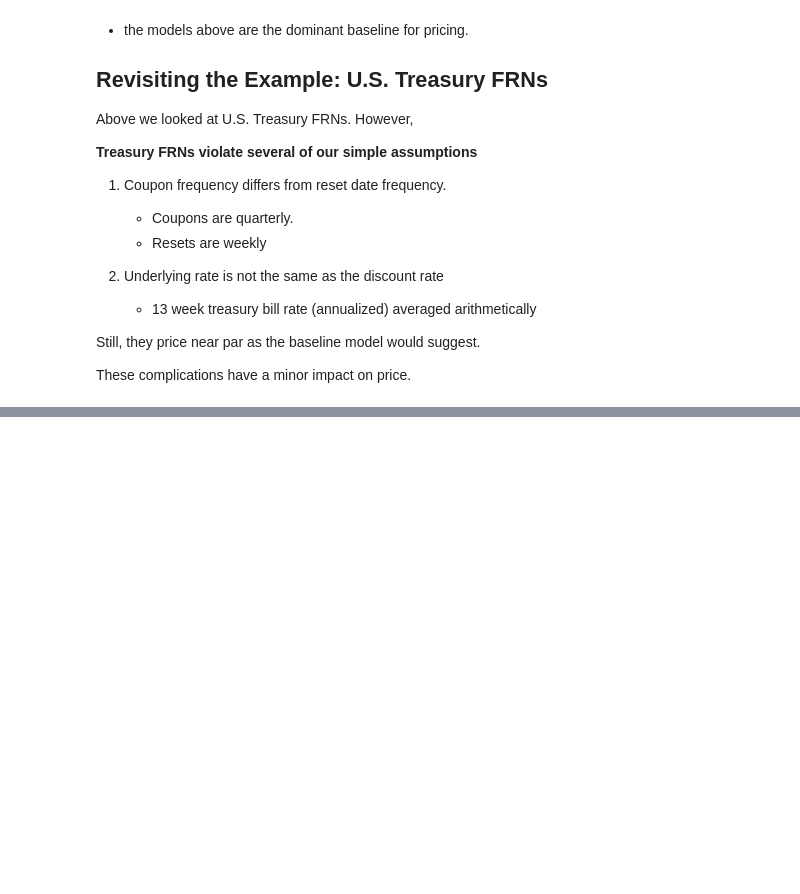
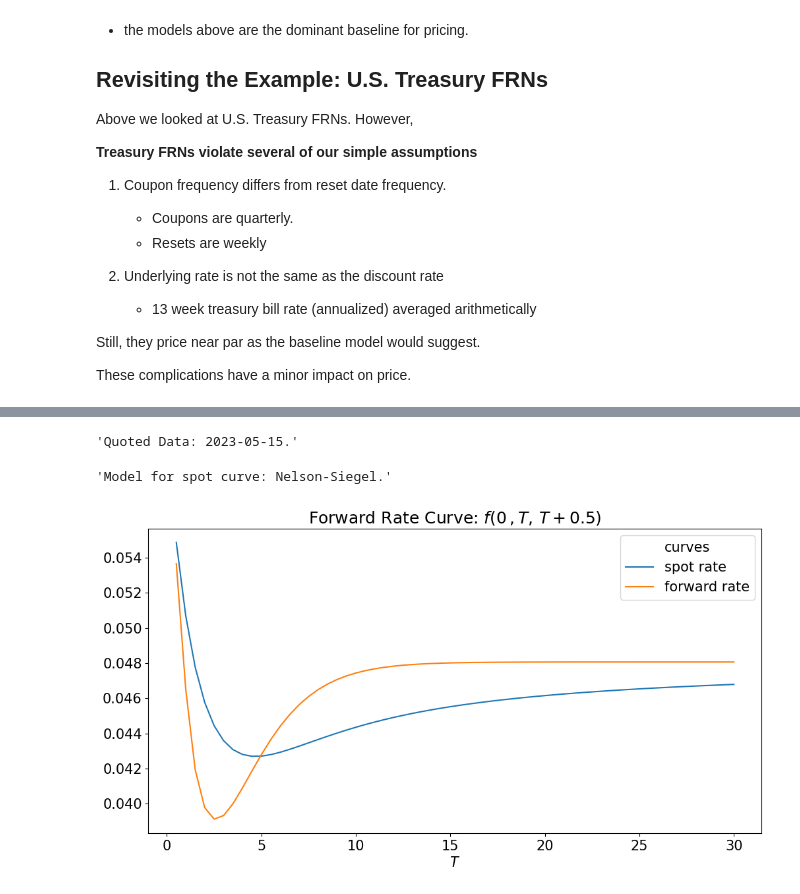
Before and after one commit to nicklewis-16/finm-fixedincome-2024, a Jupyter notebook: reviews/final-exam-studyguide.ipynb, the cells around one changed output, grey strips where cells are left out. Drawn from its saved outputs; the diff is of its cells as text; code cells hidden in the pictures; blank space fills up the shorter version.

```diff
--- a/reviews/final-exam-studyguide.ipynb
+++ b/reviews/final-exam-studyguide.ipynb
@@ -1714,0 +1900,33 @@ These complications have a minor impact on price.
+# %%
+quote_dates = ['2006-12-29','2018-12-31','2020-12-31','2023-05-15','2023-11-30']
+MODEL = nelson_siegel
+DELTA = .5
+MULT = 1
+
+with warnings.catch_warnings():
+    warnings.simplefilter('ignore')
+
+    curve_set = dict()
+    for qdate in quote_dates:
+        curve_set[qdate] = extract_spot_curves(qdate, model=MODEL, delta_maturity=DELTA, calc_forward=True, delta_forward_multiple=MULT)
+
+curves_set = pd.concat(curve_set,axis=1,names=['quote date','curves'])
+
+model_labels = {'Bootstrap':bootstrap, 'Nelson-Siegel':nelson_siegel, 'NS-Extended':nelson_siegel_extended}
+model_label = list(model_labels.keys())[list(model_labels.values()).index(MODEL)]
+
+display(f'Quoted Data: {QUOTE_DATE}.')
+display(f'Model for spot curve: {model_label}.')
+# %% [output]
+'Quoted Data: 2023-05-15.'
+'Model for spot curve: Nelson-Siegel.'
+# %%
+EXAMINE_DATE = '2023-11-30'
+
+curves_set.iloc[0,:] = np.nan
+curves = curves_set[EXAMINE_DATE]
+label_title = f'Forward Rate Curve: $f(0\, ,T,\,T+{DELTA})$'
+curves[['spot rate','forward rate']].plot(title=label_title, xlabel='$T$')
+plt.show()
+# %% [output]
+[figure, added]
```
Also changed, not shown: parts of 19 cells of this notebook, 1 other file.
